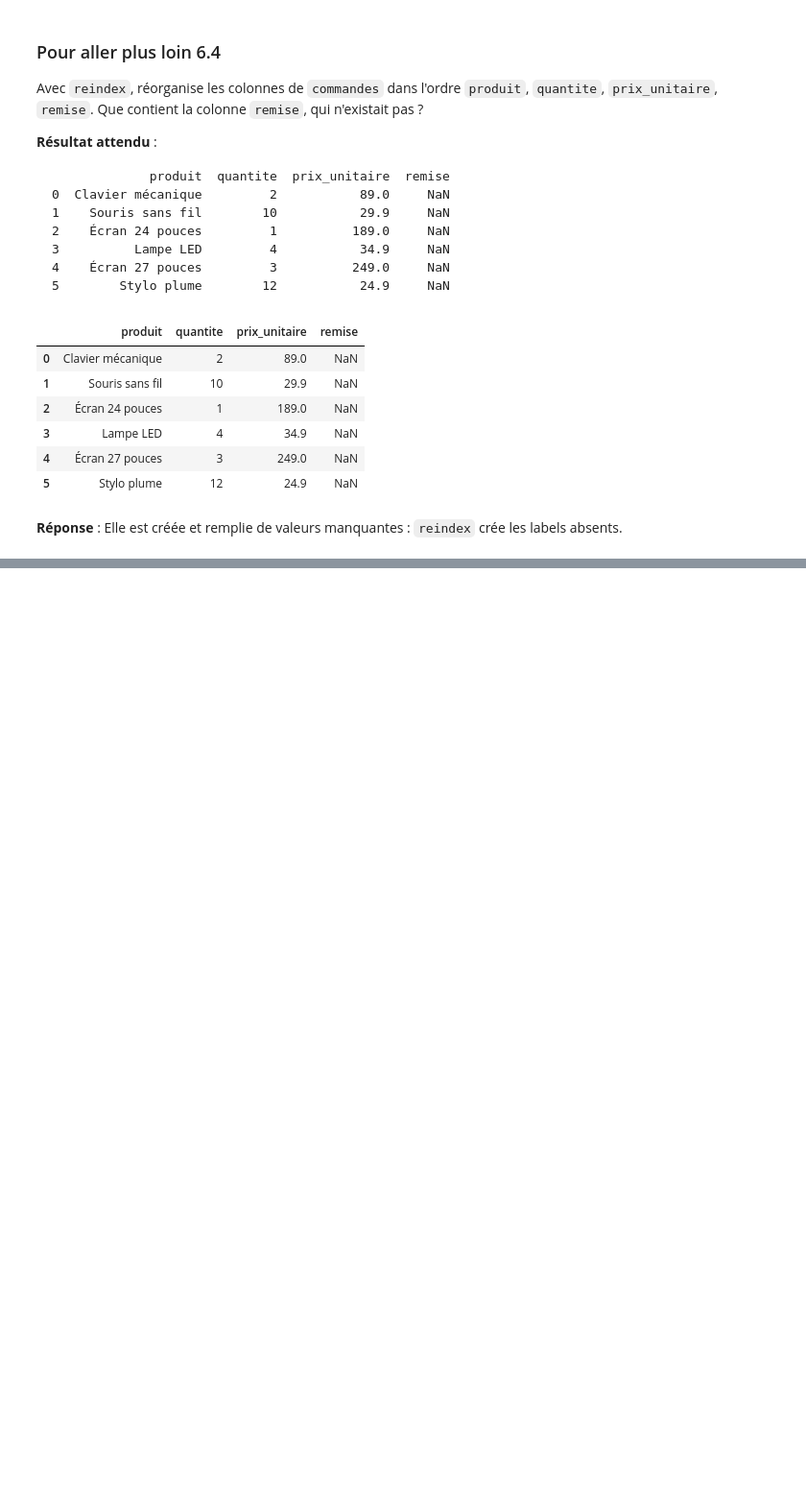
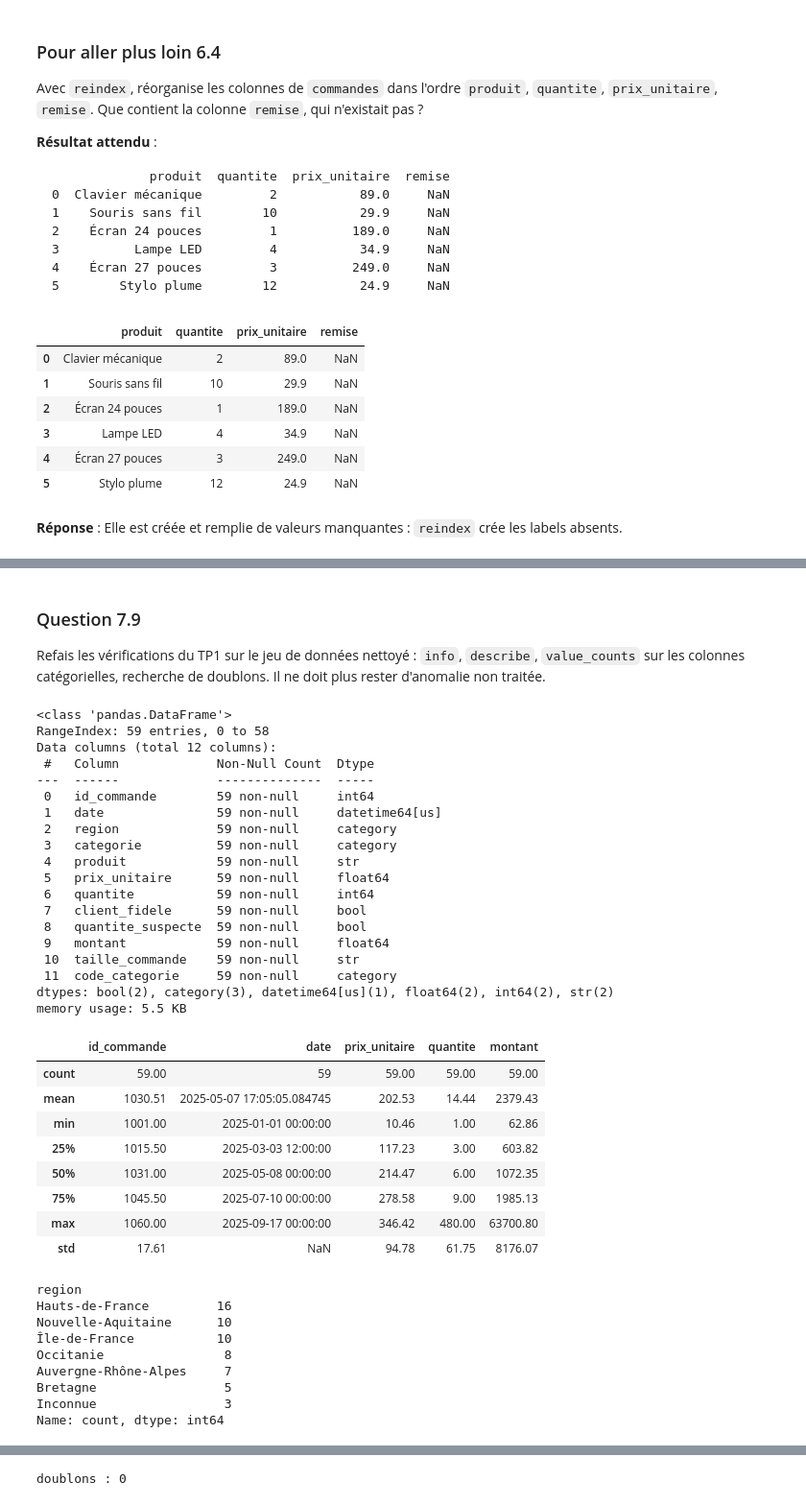
Before and after one commit to ardev2/formation-analyse-donnees-python, a Jupyter notebook: corrections/exercices/tp02-nettoyage/tp02_corrige.ipynb, the cells around one changed output, grey strips where cells are left out. Shown at 96% size. Saved outputs shown, nothing was run; the diff lists cells and outputs as text; code cells hidden in the pictures; blank space fills up the shorter version.

```diff
--- a/corrections/exercices/tp02-nettoyage/tp02_corrige.ipynb
+++ b/corrections/exercices/tp02-nettoyage/tp02_corrige.ipynb
@@ -1091,0 +1218,8 @@ commandes.reindex(columns=["produit", "quantite", "prix_unitaire", "remise"])
+# %%
+df["date"] = pd.to_datetime(df["date"], format="%Y-%m-%d")
+
+avant = df[["categorie", "region"]].memory_usage(deep=True, index=False)
+df["categorie"] = df["categorie"].astype("category")
+df["region"] = df["region"].astype("category")
+apres = df[["categorie", "region"]].memory_usage(deep=True, index=False)
+pd.DataFrame({"avant (octets)": avant, "après (octets)": apres})
@@ -1091,0 +1281,11 @@ commandes.reindex(columns=["produit", "quantite", "prix_unitaire", "remise"])
+# %%
+quantite_invalide = df["quantite"] <= 0
+print("lignes supprimées (quantité négative ou nulle) :", quantite_invalide.sum())
+df = df[~quantite_invalide].reset_index(drop=True)
+
+prix_errone = (df["prix_unitaire"] <= 0) | (df["prix_unitaire"] > 5000)
+print("prix rendus manquants :", prix_errone.sum())
+df["prix_unitaire"] = df["prix_unitaire"].mask(prix_errone)
+
+df["quantite_suspecte"] = df["quantite"] > 100
+print("quantités signalées :", df["quantite_suspecte"].sum())
@@ -1091,0 +1309,6 @@ commandes.reindex(columns=["produit", "quantite", "prix_unitaire", "remise"])
+# %%
+print(df.isna().sum())
+
+df["region"] = df["region"].cat.add_categories("Inconnue").fillna("Inconnue")
+df["prix_unitaire"] = df["prix_unitaire"].fillna(df["prix_unitaire"].median())
+df.isna().sum()
@@ -1091,0 +1352,6 @@ commandes.reindex(columns=["produit", "quantite", "prix_unitaire", "remise"])
+# %%
+df["montant"] = df["prix_unitaire"] * df["quantite"]
+df["taille_commande"] = np.where(df["quantite"] >= 10, "grosse", "standard")
+df["code_categorie"] = df["categorie"].map(codes)
+print(df["taille_commande"].value_counts())
+print(df["code_categorie"].isna().sum())
@@ -1091,0 +1374,48 @@ commandes.reindex(columns=["produit", "quantite", "prix_unitaire", "remise"])
+# %% [markdown]
+### Question 7.9
+
+Refais les vérifications du TP1 sur le jeu de données nettoyé : `info`, `describe`, `value_counts` sur les colonnes catégorielles, recherche de doublons. Il ne doit plus rester d'anomalie non traitée.
+# %%
+df.info()
+display(df.describe().round(2))
+display(df["region"].value_counts())
+display(df["categorie"].value_counts())
+print("doublons :", df.duplicated().sum())
+# %% [output]
+<class 'pandas.DataFrame'>
+RangeIndex: 59 entries, 0 to 58
+Data columns (total 12 columns):
+ #   Column             Non-Null Count  Dtype
+---  ------             --------------  -----
+ 0   id_commande        59 non-null     int64
+ 1   date               59 non-null     datetime64[us]
+ 2   region             59 non-null     category
+ 3   categorie          59 non-null     category
+ 4   produit            59 non-null     str
+ 5   prix_unitaire      59 non-null     float64
+ 6   quantite           59 non-null     int64
+ 7   client_fidele      59 non-null     bool
+ 8   quantite_suspecte  59 non-null     bool
+ 9   montant            59 non-null     float64
+ 10  taille_commande    59 non-null     str
+ 11  code_categorie     59 non-null     category
+dtypes: bool(2), category(3), datetime64[us](1), float64(2), int64(2), str(2)
+memory usage: 5.5 KB
+|  | id_commande | date | prix_unitaire | quantite | montant |
+| count | 59.00 | 59 | 59.00 | 59.00 | 59.00 |
+| mean | 1030.51 | 2025-05-07 17:05:05.084745 | 202.53 | 14.44 | 2379.43 |
+| min | 1001.00 | 2025-01-01 00:00:00 | 10.46 | 1.00 | 62.86 |
+| 25% | 1015.50 | 2025-03-03 12:00:00 | 117.23 | 3.00 | 603.82 |
+| 50% | 1031.00 | 2025-05-08 00:00:00 | 214.47 | 6.00 | 1072.35 |
+| 75% | 1045.50 | 2025-07-10 00:00:00 | 278.58 | 9.00 | 1985.13 |
+| max | 1060.00 | 2025-09-17 00:00:00 | 346.42 | 480.00 | 63700.80 |
+| std | 17.61 | NaN | 94.78 | 61.75 | 8176.07 |
+region
+Hauts-de-France         16
+Nouvelle-Aquitaine      10
+Île-de-France           10
+Occitanie                8
+Auvergne-Rhône-Alpes     7
+Bretagne                 5
+Inconnue                 3
+Name: count, dtype: int64
@@ -1091,0 +1428 @@ commandes.reindex(columns=["produit", "quantite", "prix_unitaire", "remise"])
+doublons : 0
```
Also changed, not shown: parts of 45 cells of this notebook.
